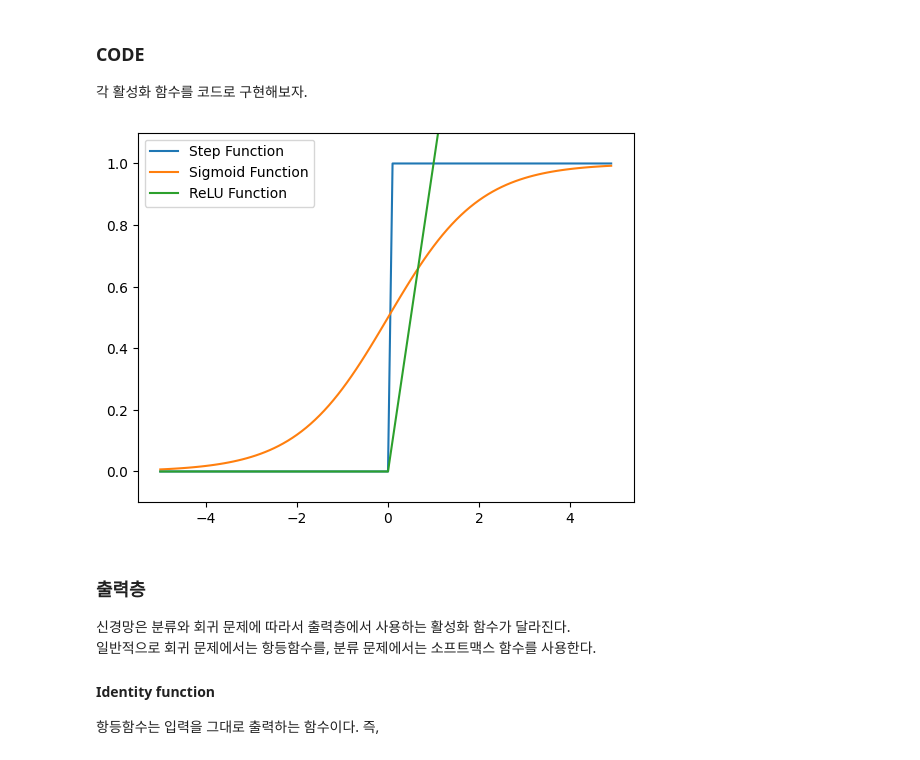
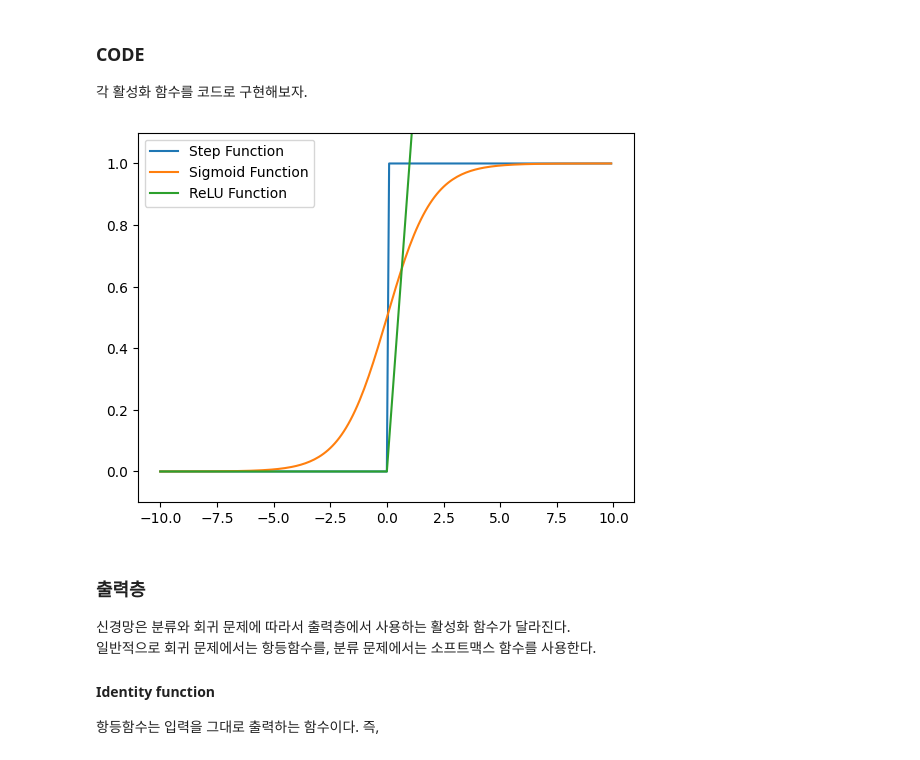
Before and after one commit to mine3873/DL-from-Scratch-1, a Jupyter notebook: Chapters/3. Neural Network.ipynb, the cells around one changed output. Cells and saved outputs as stored; diff of their text form; code cells hidden in the pictures.

Commit message:
add Graph for each activation funtion

```diff
--- a/Chapters/3. Neural Network.ipynb
+++ b/Chapters/3. Neural Network.ipynb
@@ -72,0 +75,13 @@ $x \to -\infty \implies h(x) \to 0$ 으로 각각 수렴한다.
+# %%
+import numpy as np
+import matplotlib.pyplot as plt
+
+def sigmoid(x):
+    return 1 / (1 + np.exp(-x))
+
+x = np.linspace(-10, 10, 100)
+y = sigmoid(x)
+plt.figure(figsize=(6, 4))
+plt.plot(x, y, label='Sigmoid Function')
+plt.grid()
+plt.show()
@@ -78,0 +98,13 @@ $$
+# %%
+import numpy as np
+import matplotlib.pyplot as plt
+
+def Relu(x):
+    return np.maximum(0, x)
+
+x = np.linspace(-10, 10, 100)
+y = Relu(x)
+plt.figure(figsize=(6, 4))
+plt.plot(x, y, label='ReLU Function')
+plt.grid()
+plt.show()
@@ -92,19 +126,19 @@ def sigmoid(x):
 def relu(x):
     return np.maximum(0, x)
 # %%
-x = np.arange(-5.0, 5.0, 0.1)
+x = np.arange(-10.0, 10.0, 0.1)
 y_step = step_function(x)
 y_sigmoid = sigmoid(x)
 y_relu = relu(x)
 
 plt.plot(x, y_step, label="Step Function")
 plt.plot(x, y_sigmoid, label="Sigmoid Function")
 plt.plot(x, y_relu, label="ReLU Function")
 plt.ylim(-0.1, 1.1)
 plt.legend()
 plt.show()
 # %% [output]
-[figure, old version]
+[figure, new version]
 # %% [markdown]
 ### 출력층
 신경망은 분류와 회귀 문제에 따라서 출력층에서 사용하는 활성화 함수가 달라진다.
```
Also changed, not shown: parts of 4 cells of this notebook.
